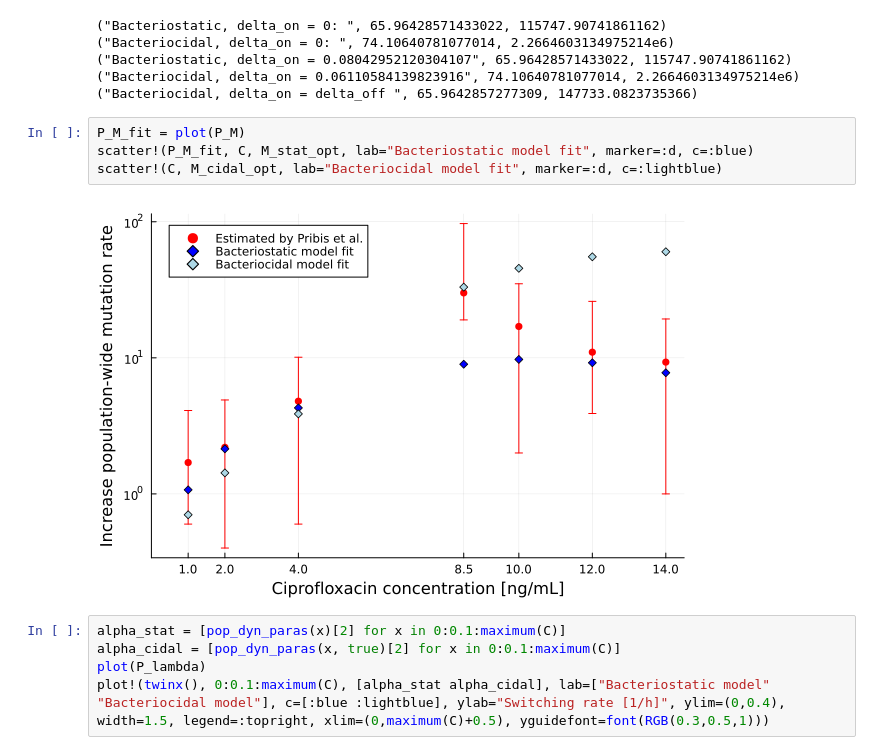
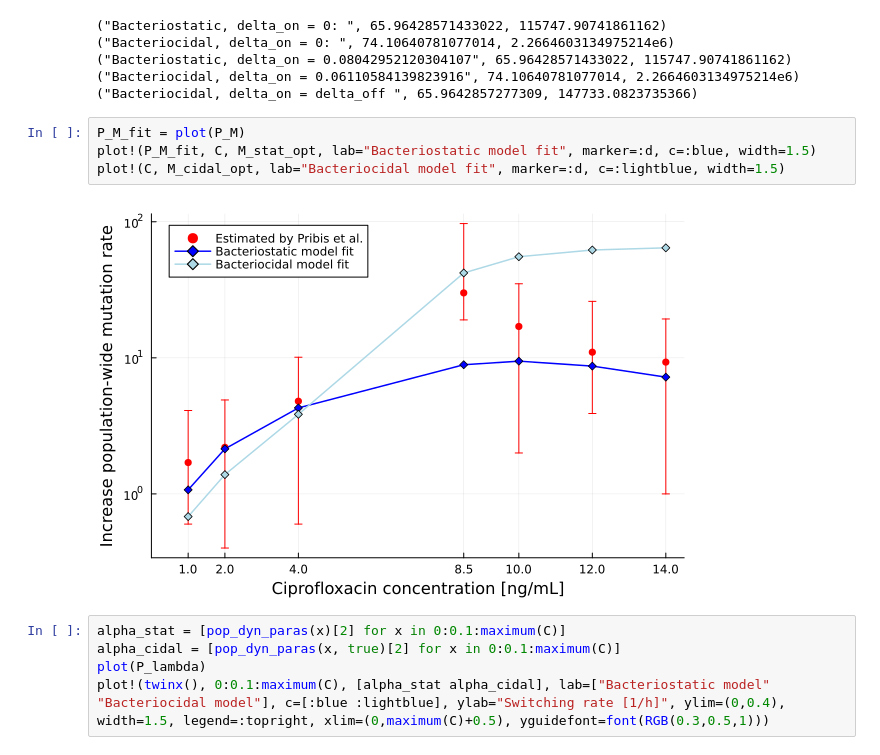
Before and after one commit to LucyL-J/estimu, a Jupyter notebook: dose-dependence.ipynb, the cells around one changed output. Drawn from its saved outputs; the diff is of its cells as text.

```diff
--- a/dose-dependence.ipynb
+++ b/dose-dependence.ipynb
@@ -330,10 +316,10 @@ fit_M()
 ("Bacteriocidal, delta_on = delta_off ", 65.9642857277309, 147733.0823735366)
 # %%
 P_M_fit = plot(P_M)
-scatter!(P_M_fit, C, M_stat_opt, lab="Bacteriostatic model fit", marker=:d, c=:blue)
-scatter!(C, M_cidal_opt, lab="Bacteriocidal model fit", marker=:d, c=:lightblue)
+plot!(P_M_fit, C, M_stat_opt, lab="Bacteriostatic model fit", marker=:d, c=:blue, width=1.5)
+plot!(C, M_cidal_opt, lab="Bacteriocidal model fit", marker=:d, c=:lightblue, width=1.5)
 # %% [output]
-[figure, old version]
+[figure, new version]
 # %%
 alpha_stat = [pop_dyn_paras(x)[2] for x in 0:0.1:maximum(C)]
 alpha_cidal = [pop_dyn_paras(x, true)[2] for x in 0:0.1:maximum(C)]
```
Also changed, not shown: parts of 6 cells of this notebook.
